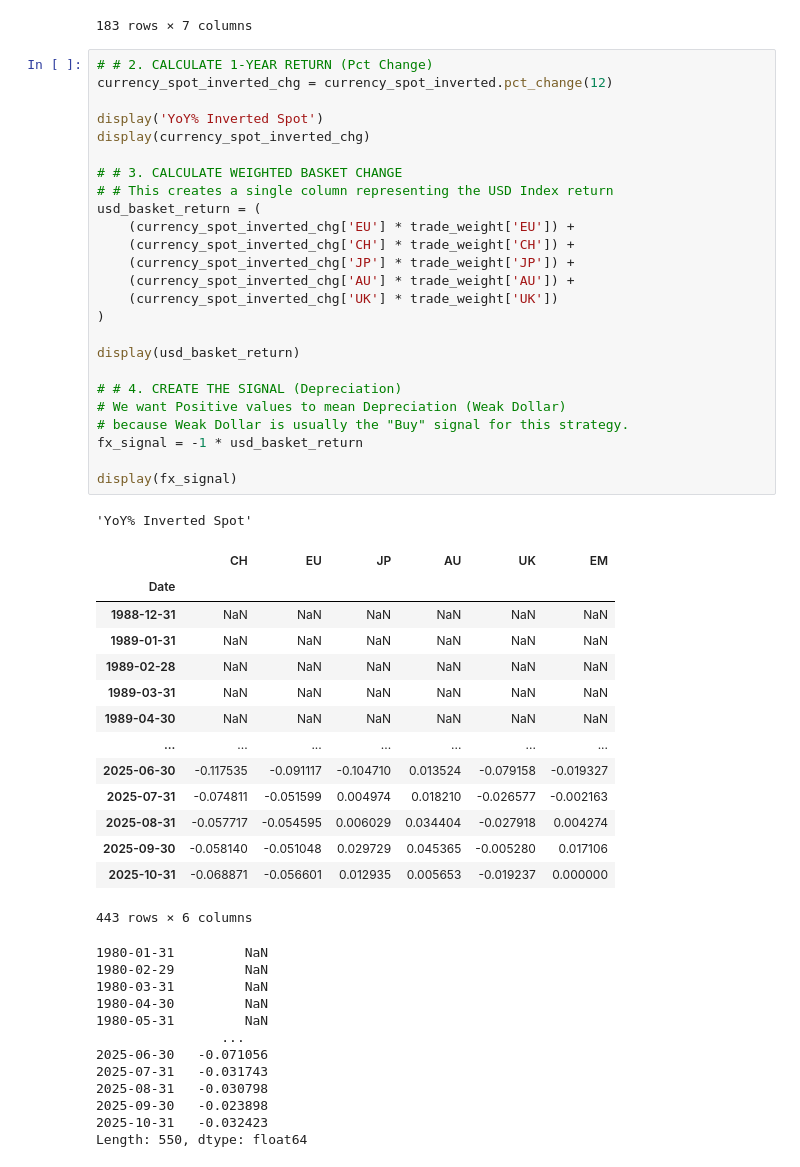
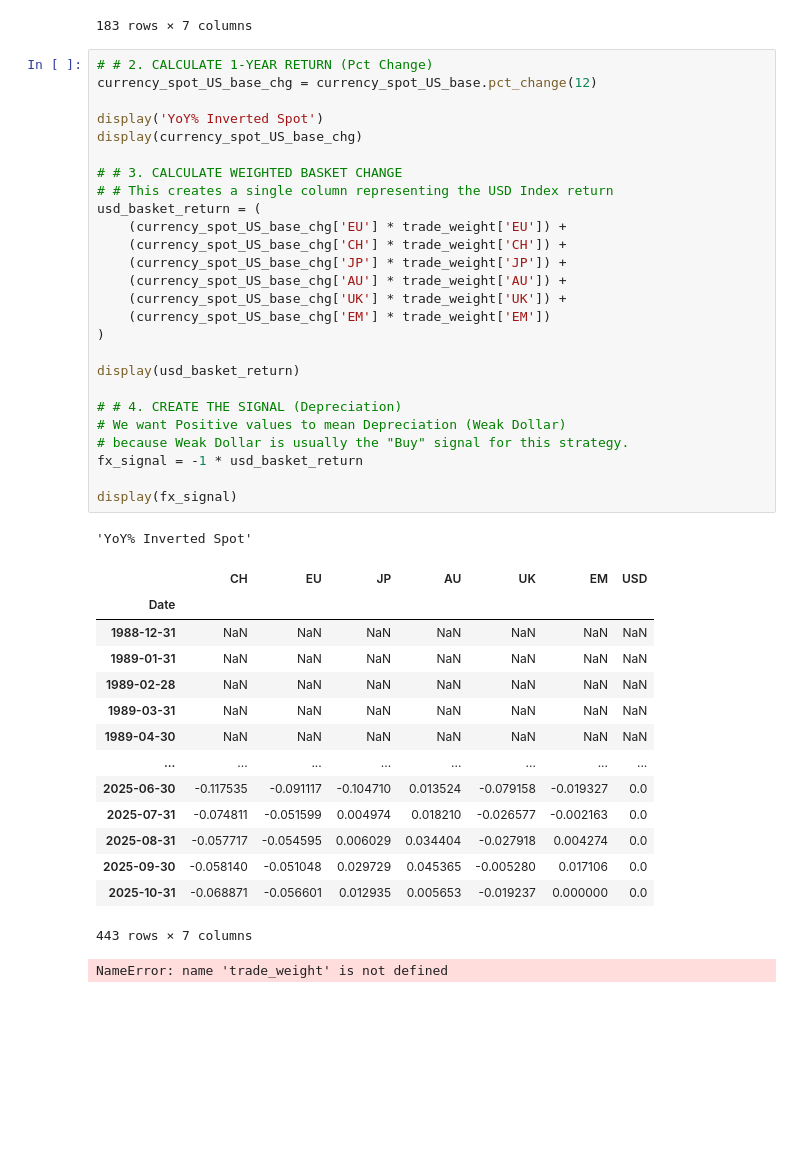
Before and after one commit to DanUZH/PMP_December_8, a Jupyter notebook: Code_Ryan/International Trade Portfolios/IT_Equities.ipynb, the cells around one changed output. Cells and saved outputs as stored; diff of their text form; blank space fills up the shorter version.

```diff
--- a/Code_Ryan/International Trade Portfolios/IT_Equities.ipynb
+++ b/Code_Ryan/International Trade Portfolios/IT_Equities.ipynb
@@ -253,54 +357,44 @@ display(cross_rates_dict['JP'])
 183 rows × 7 columns
 # %%
 # # 2. CALCULATE 1-YEAR RETURN (Pct Change)
-currency_spot_inverted_chg = currency_spot_inverted.pct_change(12)
+currency_spot_US_base_chg = currency_spot_US_base.pct_change(12)
 
 display('YoY% Inverted Spot')
-display(currency_spot_inverted_chg)
+display(currency_spot_US_base_chg)
 
 # # 3. CALCULATE WEIGHTED BASKET CHANGE
 # # This creates a single column representing the USD Index return
 usd_basket_return = (
-    (currency_spot_inverted_chg['EU'] * trade_weight['EU']) +
-    (currency_spot_inverted_chg['CH'] * trade_weight['CH']) +
-    (currency_spot_inverted_chg['JP'] * trade_weight['JP']) +
-    (currency_spot_inverted_chg['AU'] * trade_weight['AU']) +
-    (currency_spot_inverted_chg['UK'] * trade_weight['UK'])
+    (currency_spot_US_base_chg['EU'] * trade_weight['EU']) +
+    (currency_spot_US_base_chg['CH'] * trade_weight['CH']) +
+    (currency_spot_US_base_chg['JP'] * trade_weight['JP']) +
+    (currency_spot_US_base_chg['AU'] * trade_weight['AU']) +
+    (currency_spot_US_base_chg['UK'] * trade_weight['UK']) +
+    (currency_spot_US_base_chg['EM'] * trade_weight['EM'])
 )
 
 display(usd_basket_return)
 
 # # 4. CREATE THE SIGNAL (Depreciation)
 # We want Positive values to mean Depreciation (Weak Dollar)
 # because Weak Dollar is usually the "Buy" signal for this strategy.
 fx_signal = -1 * usd_basket_return
 
 display(fx_signal)
 # %% [output]
 'YoY% Inverted Spot'
-|  | CH | EU | JP | AU | UK | EM |
-| Date |  |  |  |  |  |  |
-| 1988-12-31 | NaN | NaN | NaN | NaN | NaN | NaN |
-| 1989-01-31 | NaN | NaN | NaN | NaN | NaN | NaN |
-| 1989-02-28 | NaN | NaN | NaN | NaN | NaN | NaN |
-| 1989-03-31 | NaN | NaN | NaN | NaN | NaN | NaN |
-| 1989-04-30 | NaN | NaN | NaN | NaN | NaN | NaN |
-| ... | ... | ... | ... | ... | ... | ... |
-| 2025-06-30 | -0.117535 | -0.091117 | -0.104710 | 0.013524 | -0.079158 | -0.019327 |
-| 2025-07-31 | -0.074811 | -0.051599 | 0.004974 | 0.018210 | -0.026577 | -0.002163 |
-| 2025-08-31 | -0.057717 | -0.054595 | 0.006029 | 0.034404 | -0.027918 | 0.004274 |
-| 2025-09-30 | -0.058140 | -0.051048 | 0.029729 | 0.045365 | -0.005280 | 0.017106 |
-| 2025-10-31 | -0.068871 | -0.056601 | 0.012935 | 0.005653 | -0.019237 | 0.000000 |
+|  | CH | EU | JP | AU | UK | EM | USD |
+| Date |  |  |  |  |  |  |  |
+| 1988-12-31 | NaN | NaN | NaN | NaN | NaN | NaN | NaN |
+| 1989-01-31 | NaN | NaN | NaN | NaN | NaN | NaN | NaN |
+| 1989-02-28 | NaN | NaN | NaN | NaN | NaN | NaN | NaN |
+| 1989-03-31 | NaN | NaN | NaN | NaN | NaN | NaN | NaN |
+| 1989-04-30 | NaN | NaN | NaN | NaN | NaN | NaN | NaN |
+| ... | ... | ... | ... | ... | ... | ... | ... |
+| 2025-06-30 | -0.117535 | -0.091117 | -0.104710 | 0.013524 | -0.079158 | -0.019327 | 0.0 |
+| 2025-07-31 | -0.074811 | -0.051599 | 0.004974 | 0.018210 | -0.026577 | -0.002163 | 0.0 |
+| 2025-08-31 | -0.057717 | -0.054595 | 0.006029 | 0.034404 | -0.027918 | 0.004274 | 0.0 |
+| 2025-09-30 | -0.058140 | -0.051048 | 0.029729 | 0.045365 | -0.005280 | 0.017106 | 0.0 |
+| 2025-10-31 | -0.068871 | -0.056601 | 0.012935 | 0.005653 | -0.019237 | 0.000000 | 0.0 |
-443 rows × 6 columns
+443 rows × 7 columns
-1980-01-31         NaN
-1980-02-29         NaN
-1980-03-31         NaN
-1980-04-30         NaN
-1980-05-31         NaN
-                ...
-2025-06-30   -0.071056
-2025-07-31   -0.031743
-2025-08-31   -0.030798
-2025-09-30   -0.023898
-2025-10-31   -0.032423
-Length: 550, dtype: float64
+NameError: name 'trade_weight' is not defined
```
Also changed, not shown: parts of 20 cells of this notebook, 4 other files.
